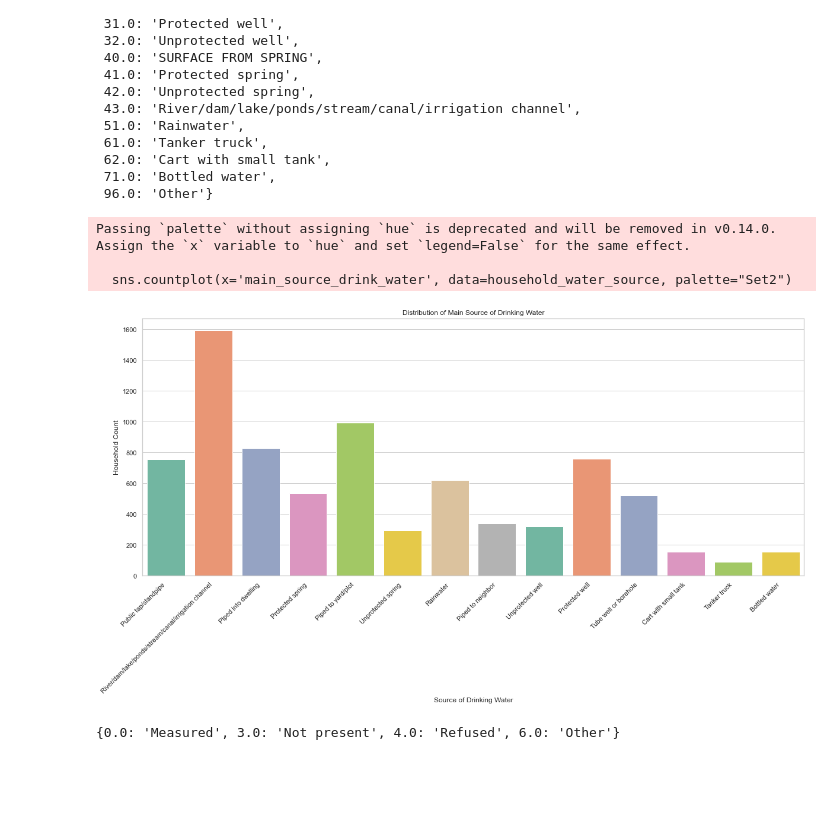
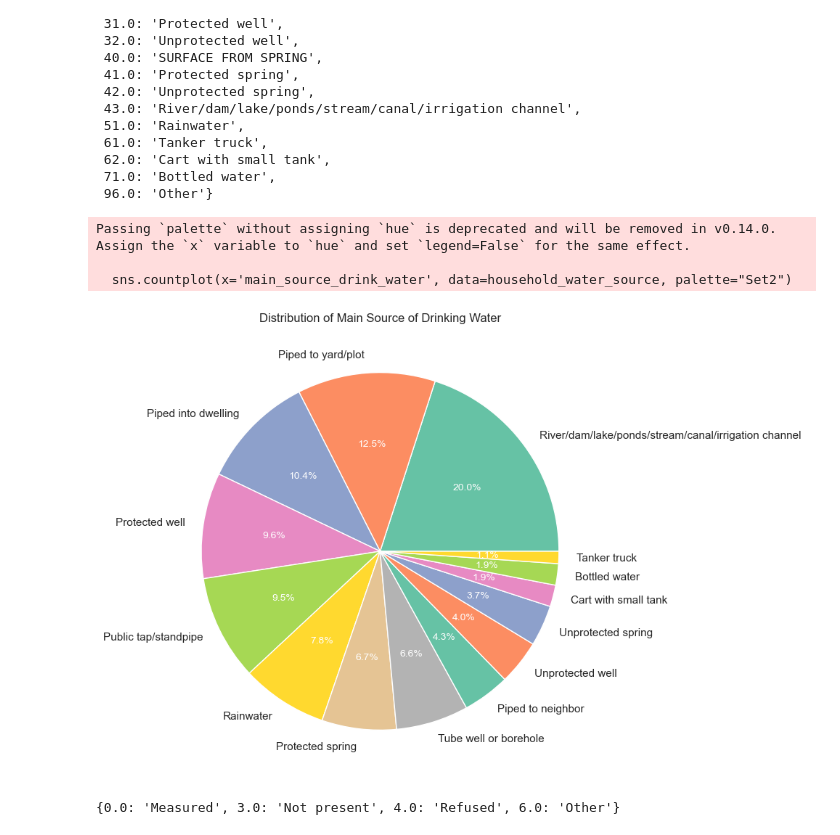
Before and after one commit to Dominic-Mu/dsc-phase-5-group-14-project, a Jupyter notebook: index.ipynb, the cells around one changed output. Cells and saved outputs as stored; diff of their text form; code cells hidden in the pictures; blank space fills up the shorter version.

```diff
--- a/index.ipynb
+++ b/index.ipynb
@@ -120,4 +104,4 @@ from sklearn.metrics import plot_confusion_matrix, precision_recall_curve, auc,
 For this project, we will use the data under the file path `data/....` This folder contains the Kenya Demographic and Health Survey-Malaria Indicator Survey (KDHS-MIS) dataset in `SAV File Format`. The dataset represents historical data on malaria prevalence in the different region distribution, hence this data will be modified for the purpose of the analysis.
 # %%
 # Reading downloaded relevant data
-df_2, meta_2 = pyreadstat.read_sav("./data/KEHR81FL.SAV")
+df_2, meta_2 = pyreadstat.read_sav("KEHR81FL.SAV")
@@ -903,0 +925,22 @@ Passing `palette` without assigning `hue` is deprecated and will be removed in v
+# %%
+# Mapping the variable labels to the columns
+df_filtered['has_mosquito_net_label'] = df_filtered['has_mosquito_net'].map(variable_label_has_net)
+df_filtered['type_of_place_label'] = df_filtered['type_of_place'].map(variable_label_place)
+# Set the style of seaborn
+sns.set(style="whitegrid")
+
+# Creating a pair plot
+plt.figure(figsize=(12, 6))
+ax = sns.countplot(x='has_mosquito_net_label', data=df_filtered, hue='type_of_place_label', palette="Set2")
+
+# Adding percentages at the center of the bars
+total_count = len(df_filtered)
+for p in ax.patches:
+    height = p.get_height()
+    ax.text(p.get_x() + p.get_width() / 2, height + 0.1,
+            '{:.0%}'.format(height / total_count), ha="center")
+
+plt.title('Plot of Household Has_mosquito_net and Type of Household Place')
+plt.xlabel('Has Mosquito Net')
+plt.ylabel('Household Count')
+plt.show()
@@ -965,27 +1009,28 @@ variable_label_water_source
  71.0: 'Bottled water',
  96.0: 'Other'}
 # %%
-# Household source of drinking water
-
-# # Mapping the variable labels to the column
+# Mapping the variable labels to the column
 household_water_source = df_filtered['main_source_drink_water'].map(variable_label_water_source).reset_index()
-
 # Set the style of seaborn
 sns.set(style="whitegrid")
+# Counting the occurrences for each category
+water_source_counts = household_water_source['main_source_drink_water'].value_counts()
+# Plotting the pie chart
+plt.figure(figsize=(12, 8))
+wedges, texts, autotexts = plt.pie(water_source_counts, labels=water_source_counts.index, autopct='%1.1f%%', colors=sns.color_palette("Set2"))
 
-# Plotting the count plot
-plt.figure(figsize=(20, 8))
-sns.countplot(x='main_source_drink_water', data=household_water_source, palette="Set2")
-plt.xticks(rotation=45, ha='right')
+# Adding percentages at the center of the wedges
+for autotext in autotexts:
+    autotext.set_color('white')
+    autotext.set_size(10)
+
 plt.title('Distribution of Main Source of Drinking Water')
-plt.xlabel('Source of Drinking Water')
-plt.ylabel('Household Count')
 plt.show()
 # %% [output]
 Passing `palette` without assigning `hue` is deprecated and will be removed in v0.14.0. Assign the `x` variable to `hue` and set `legend=False` for the same effect.
 
   sns.countplot(x='main_source_drink_water', data=household_water_source, palette="Set2")
-[figure, old version]
+[figure, new version]
 # %%
 # Household Malaria Measurement Result
 # Mapping the variable labels to the column
```
Also changed, not shown: parts of 65 cells of this notebook, 2 other files.
